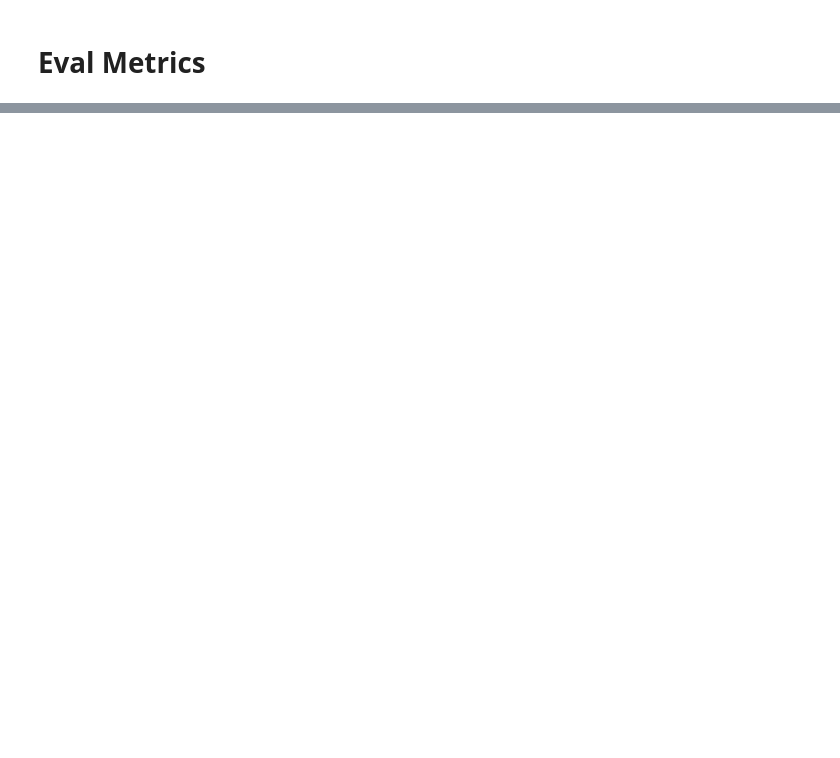
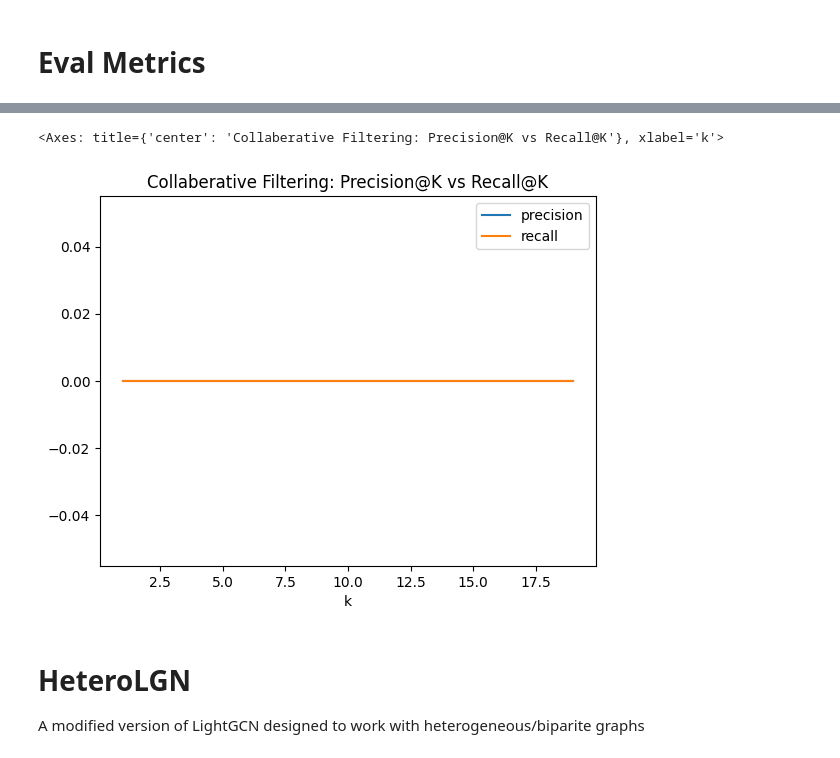
Before and after one commit to nickthegroot/recipe-recommendation, a Jupyter notebook: notebooks/230301-nickthegroot-eval-metrics.ipynb, the cells around one changed output, grey strips where cells are left out. Cells and saved outputs as stored; diff of their text form; code cells hidden in the pictures; blank space fills up the shorter version.

```diff
--- a/notebooks/230301-nickthegroot-eval-metrics.ipynb
+++ b/notebooks/230301-nickthegroot-eval-metrics.ipynb
@@ -5,0 +130,12 @@
+# %%
+def get_top_preds_for_user(usr_id, k: int):
+    preds = torch.tensor([cf.predict(usr_id, rcp_id).est for rcp_id in range(dm.num_recipes)])
+    return preds.topk(k).indices
+
+# Only sample 200 users, else this takes 8hrs
+# usr_ids = np.random.randint(dm.num_users, size=200)
+usr_ids = torch.randint(high=dm.num_users, size=(200,))
+preds = torch.vstack(
+    [get_top_preds_for_user(x.item(), TOP_K) for x in tqdm(usr_ids)]
+)
+preds
@@ -5,0 +150,32 @@
+# %%
+precision_k = []
+recall_k = []
+for k in range(1, TOP_K):
+    recs = torch.sparse_coo_tensor(
+        indices=torch.vstack(
+            [
+                usr_ids[:, None]
+                .expand((usr_ids.size(0), k))
+                .flatten(),
+                preds[:, :k].flatten(),
+            ]
+        ),
+        values=torch.ones(preds[:, :k].numel()),
+        size=[dm.num_users, dm.num_recipes],
+    )
+    precision, recall = test(preds_adj)
+    precision_k.append(precision)
+    recall_k.append(recall)
+# %%
+results_cf = pd.DataFrame({
+    'k': range(1, TOP_K),
+    'precision': precision_k,
+    'recall': recall_k,
+})
+results_cf.plot(x='k', y=['precision', 'recall'], title='Collaberative Filtering: Precision@K vs Recall@K', xlabel='k')
+# %% [output]
+<Axes: title={'center': 'Collaberative Filtering: Precision@K vs Recall@K'}, xlabel='k'>
+[figure, added]
+# %% [markdown]
+# HeteroLGN
+A modified version of LightGCN designed to work with heterogeneous/biparite graphs
```
Also changed, not shown: parts of 49 cells of this notebook, 6 other files.
